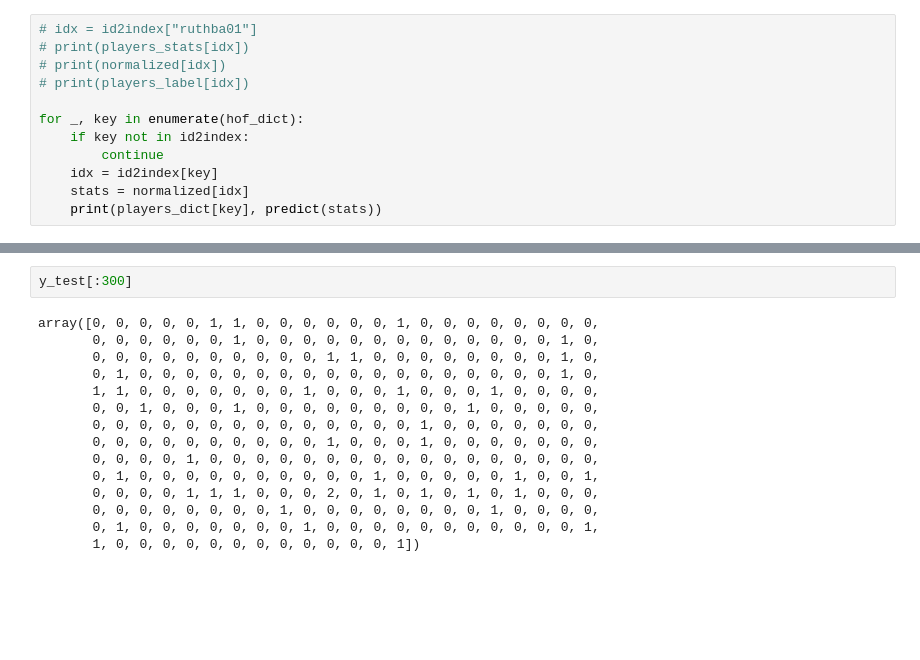
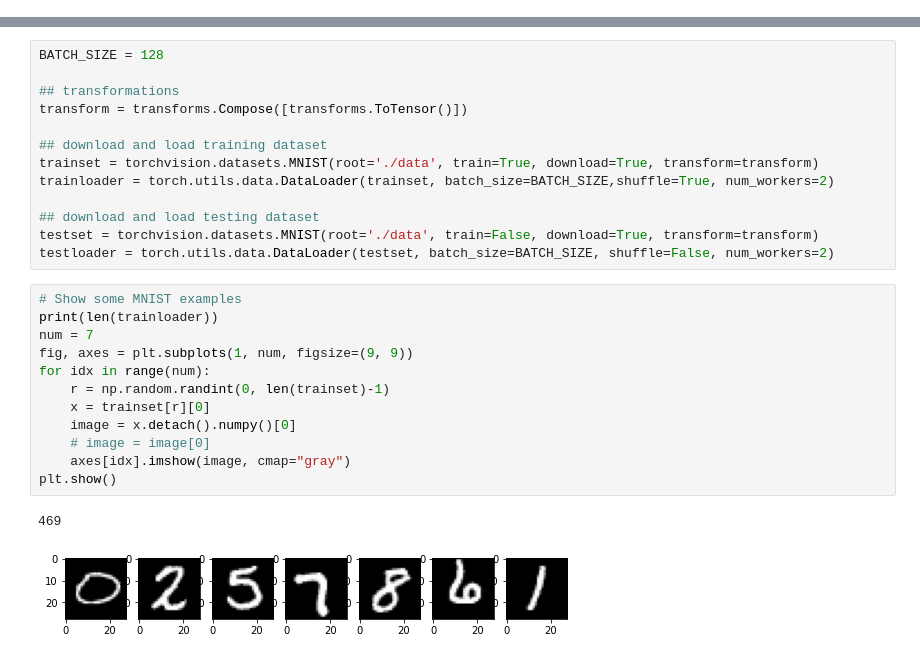
Before and after one commit to mwdchang/notebooks, a Jupyter notebook: pytorch-mnist.ipynb, the cells around one changed output, grey strips where cells are left out. Cells and saved outputs as stored; diff of their text form; blank space fills up the shorter version.

```diff
--- a/pytorch-mnist.ipynb
+++ b/pytorch-mnist.ipynb
@@ -244,12 +11,0 @@ def predict(f):
-# %%
-# idx = id2index["ruthba01"]
-# print(players_stats[idx])
-# print(normalized[idx])
-# print(players_label[idx])
-
-for _, key in enumerate(hof_dict):
-    if key not in id2index:
-        continue
-    idx = id2index[key]
-    stats = normalized[idx]
-    print(players_dict[key], predict(stats))
@@ -274,17 +12,28 @@ Jason Varitek 0
-# %%
-y_test[:300]
-# %% [output]
-array([0, 0, 0, 0, 0, 1, 1, 0, 0, 0, 0, 0, 0, 1, 0, 0, 0, 0, 0, 0, 0, 0,
-       0, 0, 0, 0, 0, 0, 1, 0, 0, 0, 0, 0, 0, 0, 0, 0, 0, 0, 0, 0, 1, 0,
-       0, 0, 0, 0, 0, 0, 0, 0, 0, 0, 1, 1, 0, 0, 0, 0, 0, 0, 0, 0, 1, 0,
-       0, 1, 0, 0, 0, 0, 0, 0, 0, 0, 0, 0, 0, 0, 0, 0, 0, 0, 0, 0, 1, 0,
-       1, 1, 0, 0, 0, 0, 0, 0, 0, 1, 0, 0, 0, 1, 0, 0, 0, 1, 0, 0, 0, 0,
-       0, 0, 1, 0, 0, 0, 1, 0, 0, 0, 0, 0, 0, 0, 0, 0, 1, 0, 0, 0, 0, 0,
-       0, 0, 0, 0, 0, 0, 0, 0, 0, 0, 0, 0, 0, 0, 1, 0, 0, 0, 0, 0, 0, 0,
-       0, 0, 0, 0, 0, 0, 0, 0, 0, 0, 1, 0, 0, 0, 1, 0, 0, 0, 0, 0, 0, 0,
-       0, 0, 0, 0, 1, 0, 0, 0, 0, 0, 0, 0, 0, 0, 0, 0, 0, 0, 0, 0, 0, 0,
-       0, 1, 0, 0, 0, 0, 0, 0, 0, 0, 0, 0, 1, 0, 0, 0, 0, 0, 1, 0, 0, 1,
-       0, 0, 0, 0, 1, 1, 1, 0, 0, 0, 2, 0, 1, 0, 1, 0, 1, 0, 1, 0, 0, 0,
-       0, 0, 0, 0, 0, 0, 0, 0, 1, 0, 0, 0, 0, 0, 0, 0, 0, 1, 0, 0, 0, 0,
-       0, 1, 0, 0, 0, 0, 0, 0, 0, 1, 0, 0, 0, 0, 0, 0, 0, 0, 0, 0, 0, 1,
-       1, 0, 0, 0, 0, 0, 0, 0, 0, 0, 0, 0, 0, 1])
+# %%
+BATCH_SIZE = 128
+
+## transformations
+transform = transforms.Compose([transforms.ToTensor()])
+
+## download and load training dataset
+trainset = torchvision.datasets.MNIST(root='./data', train=True, download=True, transform=transform)
+trainloader = torch.utils.data.DataLoader(trainset, batch_size=BATCH_SIZE,shuffle=True, num_workers=2)
+
+## download and load testing dataset
+testset = torchvision.datasets.MNIST(root='./data', train=False, download=True, transform=transform)
+testloader = torch.utils.data.DataLoader(testset, batch_size=BATCH_SIZE, shuffle=False, num_workers=2)
+# %%
+# Show some MNIST examples
+print(len(trainloader))
+num = 7
+fig, axes = plt.subplots(1, num, figsize=(9, 9))
+for idx in range(num):
+    r = np.random.randint(0, len(trainset)-1)
+    x = trainset[r][0]
+    image = x.detach().numpy()[0]
+    # image = image[0]
+    axes[idx].imshow(image, cmap="gray")
+plt.show()
+# %% [output]
+469
+[figure, added]
```
Also changed, not shown: parts of 17 cells of this notebook.
